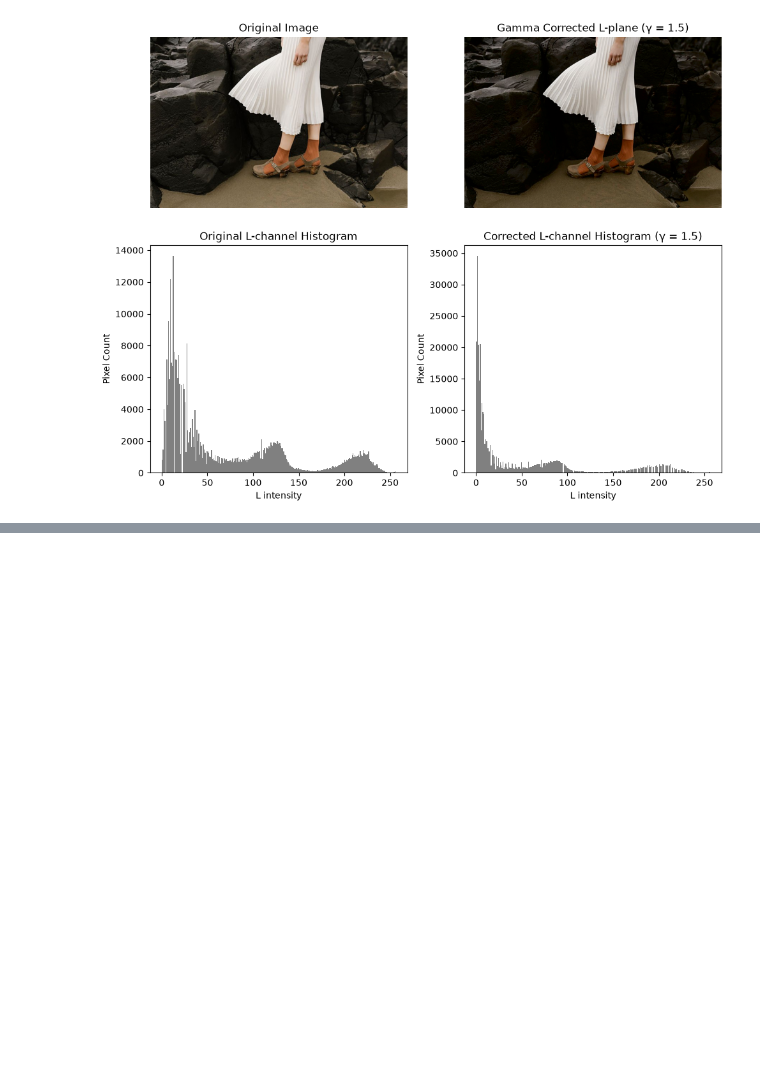
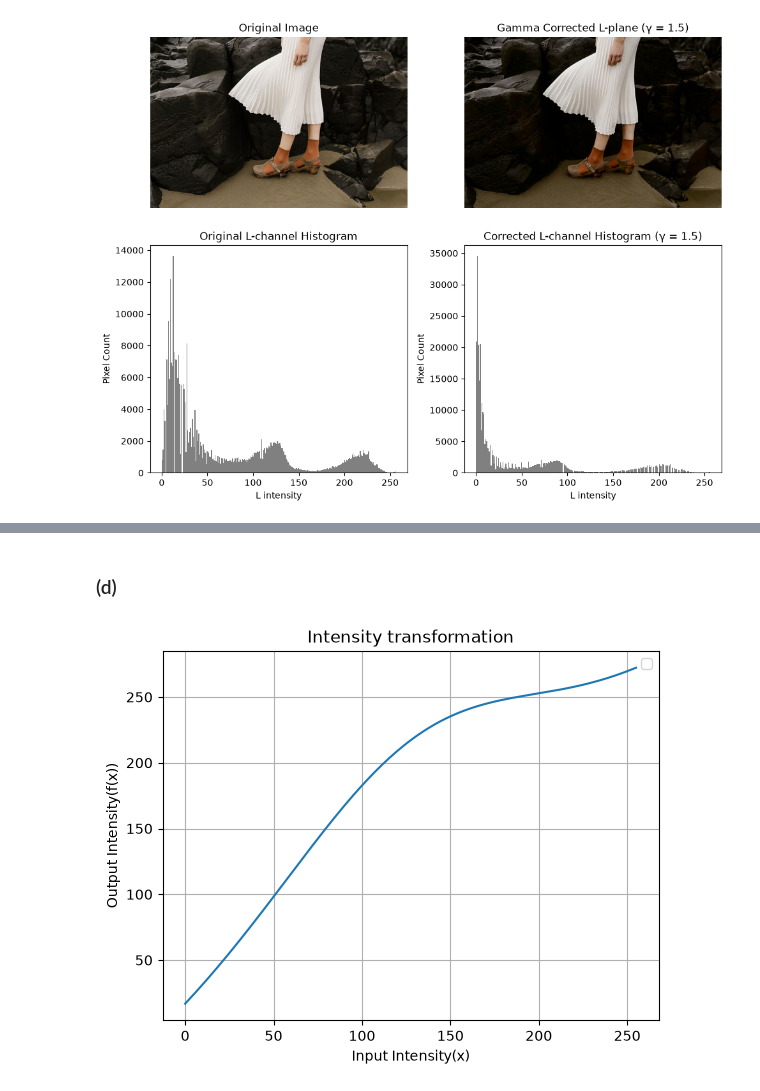
Before and after one commit to manjarimeedeniya/EN3160-Assignment-01, a Jupyter notebook: 230407K_Assignment_01.ipynb, the cells around one changed output, grey strips where cells are left out. Cells and saved outputs as stored; diff of their text form; code cells hidden in the pictures; blank space fills up the shorter version.

```diff
--- a/230407K_Assignment_01.ipynb
+++ b/230407K_Assignment_01.ipynb
@@ -179,0 +240,30 @@ plt.show()
+# %% [markdown]
+### (d)
+# %%
+#for the chosen value a=0.75, the image shows a significant enhancement in saturation, making the colors appear more vivid and vibrant. The Gaussian function applied to the saturation channel effectively boosts the mid-range saturation values while preventing oversaturation of already high saturation areas. This results in a more visually appealing image with improved color contrast and depth.
+a=0.7
+S_new = transform_saturation(a)  # Apply the transformation with a=0.75
+hsv_new=cv.merge([H,S_new,V])  # Merge modified S channel back with H and V
+result=cv.cvtColor(hsv_new,cv.COLOR_HSV2BGR)  # Convert back to BGR color space
+enhanced_image=cv.cvtColor(result,cv.COLOR_BGR2RGB)
+# %%
+original_image=cv.cvtColor(image4,cv.COLOR_BGR2RGB)
+x=np.arange(256,dtype=np.float32)
+y = x + a*128*np.exp(-((x-128)**2)/(2*sigma**2))
+
+fig,axes=plt.subplots(1,2,figsize=(15,5))
+axes[0].imshow(original_image)
+axes[0].set_title("Original Image")
+axes[0].axis("off")
+axes[1].imshow(enhanced_image)
+axes[1].set_title('Vibrance Enhanced')
+
+plt.plot(x,y)
+plt.title('Intensity transformation')
+plt.xlabel('Input Intensity(x)')
+plt.ylabel('Output Intensity(f(x))')
+plt.legend()
+plt.grid()
+plt.show()
+# %% [output]
+[figure, added]
```
Also changed, not shown: parts of 7 cells of this notebook, 1 other file.
